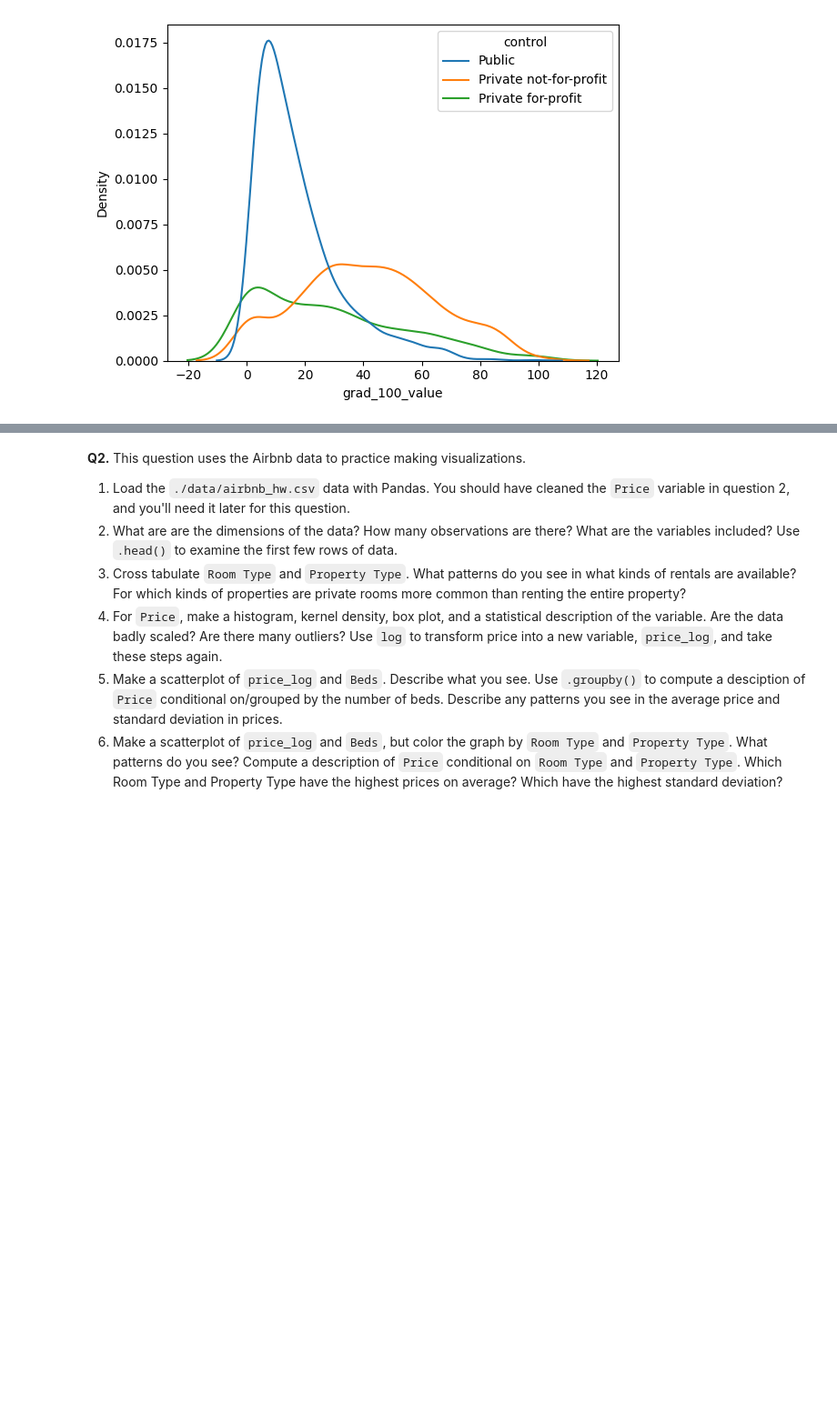
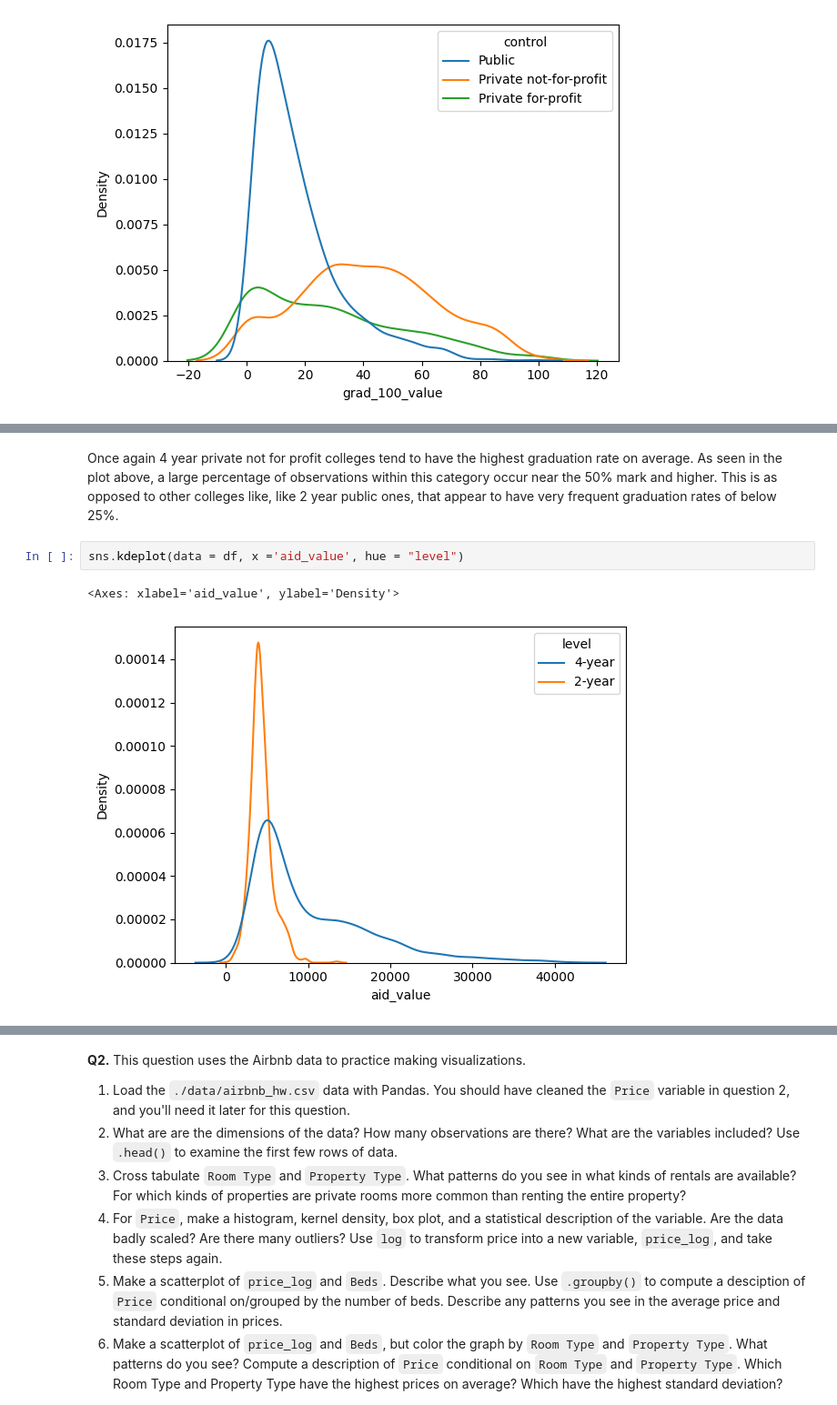
Before and after one commit to Ethan-code-1/visualization, a Jupyter notebook: assignment/assignment.ipynb, the cells around one changed output, grey strips where cells are left out. Shown at 91% size. Drawn from its saved outputs; the diff is of its cells as text; blank space fills up the shorter version.

```diff
--- a/assignment/assignment.ipynb
+++ b/assignment/assignment.ipynb
@@ -93,0 +122,7 @@ sns.kdeplot(data = df, x = 'grad_100_value', hue = 'control')
+# %% [markdown]
+Once again 4 year private not for profit colleges tend to have the highest graduation rate on average. As seen in the plot above, a large percentage of observations within this category occur near the 50% mark and higher. This is as opposed to other colleges like, like 2 year public ones, that appear to have very frequent graduation rates of below 25%.
+# %%
+sns.kdeplot(data = df, x ='aid_value', hue = "level")
+# %% [output]
+<Axes: xlabel='aid_value', ylabel='Density'>
+[figure, added]
```
Also changed, not shown: parts of 13 cells of this notebook.
